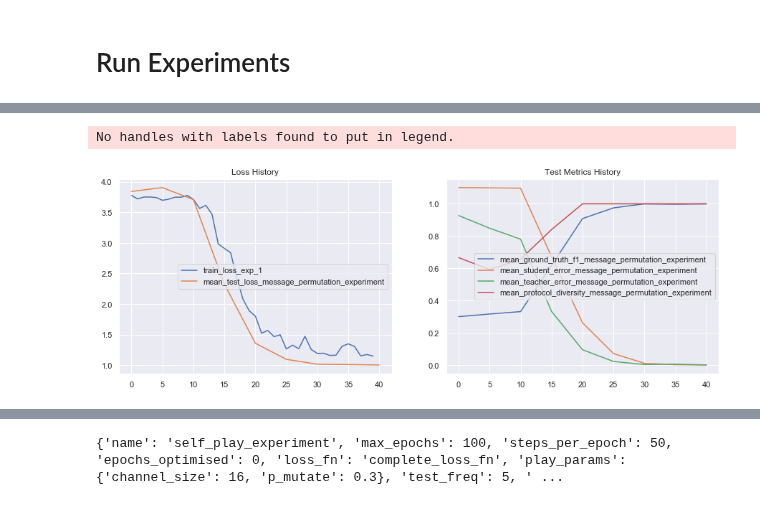
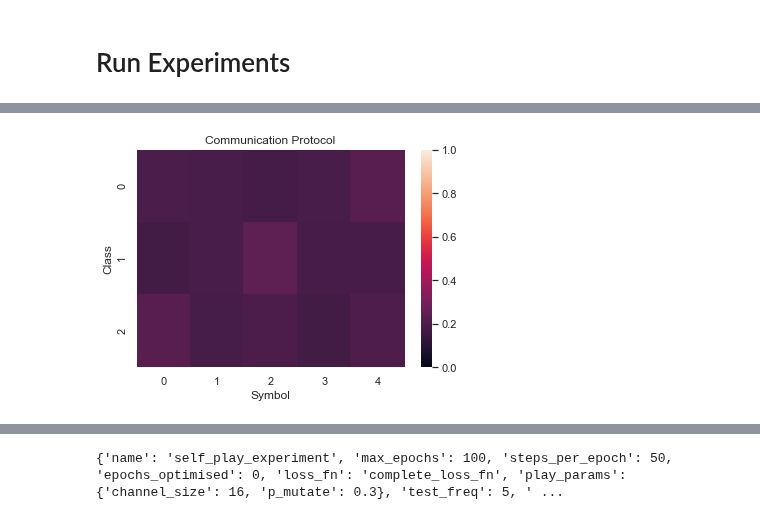
Before and after one commit to DylanCope/zero-shot-comm, a Jupyter notebook: emergent-communication.ipynb, the cells around one changed output, grey strips where cells are left out. Drawn from its saved outputs; the diff is of its cells as text; code cells hidden in the pictures.

Commit message:
Training 'message permutation is all you need' experiment

```diff
--- a/emergent-communication.ipynb
+++ b/emergent-communication.ipynb
@@ -392,8 +392,30 @@ def create_message_permutation_experiment(epochs=40):
         max_epochs=epochs,
         name='message_permutation_experiment'
     )
+
+def create_message_permutation_is_all_you_need_experiment(epochs=100):
+
+    agent = Agent(CHANNEL_SIZE, NUM_CLASSES, encoder=AGENT_INPUT_ENCODER)
+
+    play_params =  {
+        'channel_size': CHANNEL_SIZE,
+        'p_mutate': 0,
+        'message_permutation': True,
+    }
+
+    return Experiment(
+        generate_train_batch, generate_test_batch,
+        play_params=play_params,
+        student=agent,
+        teacher=agent,
+        loss_fn=student_pred_matches_test_class,
+        max_epochs=epochs,
+        name='message_permutation_is_all_you_need'
+    )
 # %%
-permutation_experiment = create_message_permutation_experiment()
+permutation_experiment = create_message_permutation_is_all_you_need_experiment()
+# %%
+permutation_experiment.max_epochs = 200
 # %%
 permutation_experiment.run()
 # %% [output]
@@ -416,7 +438,12 @@ Test Loss: 1.004, Ground Truth F1-Score: 1.0, Student Error: 0.002, Teacher Erro
 Training stopped.
-# %%
-permutation_experiment.plot_training_history();
-legend = fig.legend()
-# %% [output]
-No handles with labels found to put in legend.
-[figure, removed]
+# %%
+games_played, test_metrics = permutation_experiment.run_tests()
+# %%
+mean_class_message_map = create_mean_class_message_map(games_played)
+sns.heatmap(mean_class_message_map, vmin=0, vmax=1);
+plt.ylabel('Class')
+plt.xlabel('Symbol')
+plt.title('Communication Protocol')
+plt.show()
+# %% [output]
+[figure, added]
```
Also changed, not shown: parts of 9 cells of this notebook, 2 other files.
